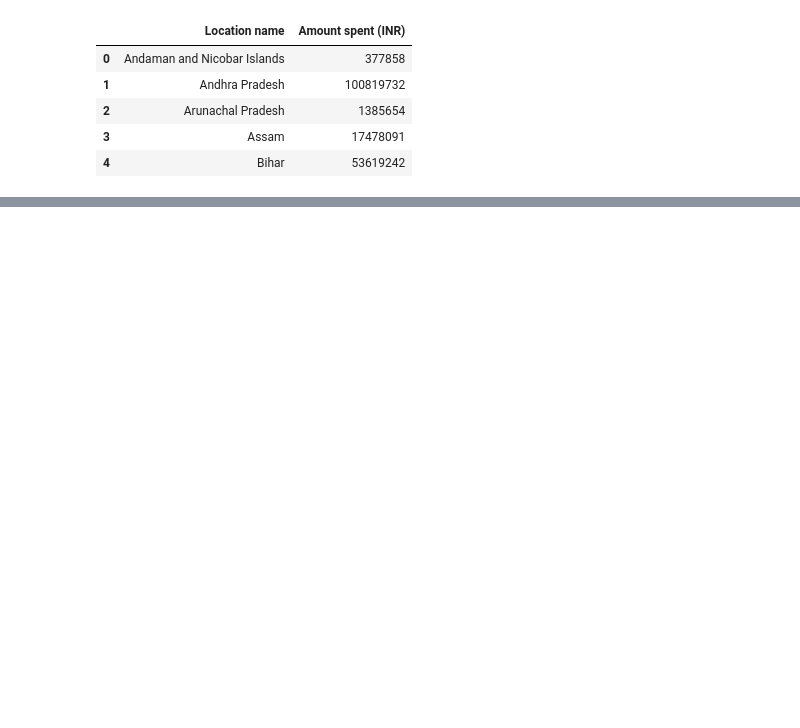
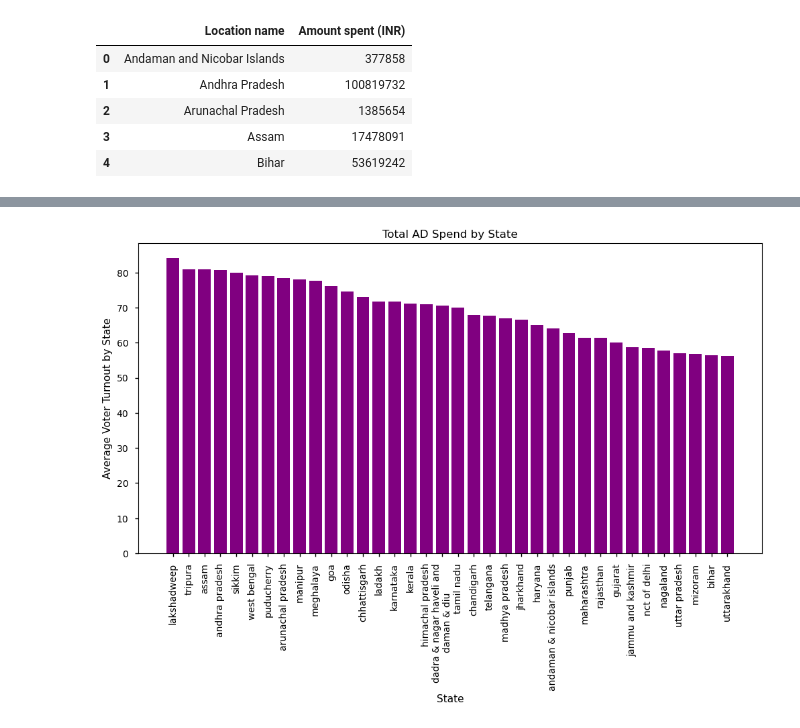
Before and after one commit to sandeepgalipelli/Elections-Ad-Spending-Analysis, a Jupyter notebook: ElectionAdSpending.ipynb, the cells around one changed output, grey strips where cells are left out. Saved outputs shown, nothing was run; the diff lists cells and outputs as text; code cells hidden in the pictures; blank space fills up the shorter version.

```diff
--- a/ElectionAdSpending.ipynb
+++ b/ElectionAdSpending.ipynb
@@ -33,0 +65,13 @@ results.head()
+# %%
+#Voter Turnout
+state_voter_turnout = merged_data.groupby('State')['Polled (%)'].mean().sort_values(ascending=False)
+plt.style.use('seaborn-v0_8-notebook')
+plt.figure(figsize=(12, 6))
+plt.bar(state_voter_turnout.index, state_voter_turnout.values,color='purple')
+plt.title('Total AD Spend by State')
+plt.xlabel('State')
+plt.ylabel('Average Voter Turnout by State')
+plt.xticks(rotation=90)
+plt.show()
+# %% [output]
+[figure, added]
```
Also changed, not shown: parts of 11 cells of this notebook.
